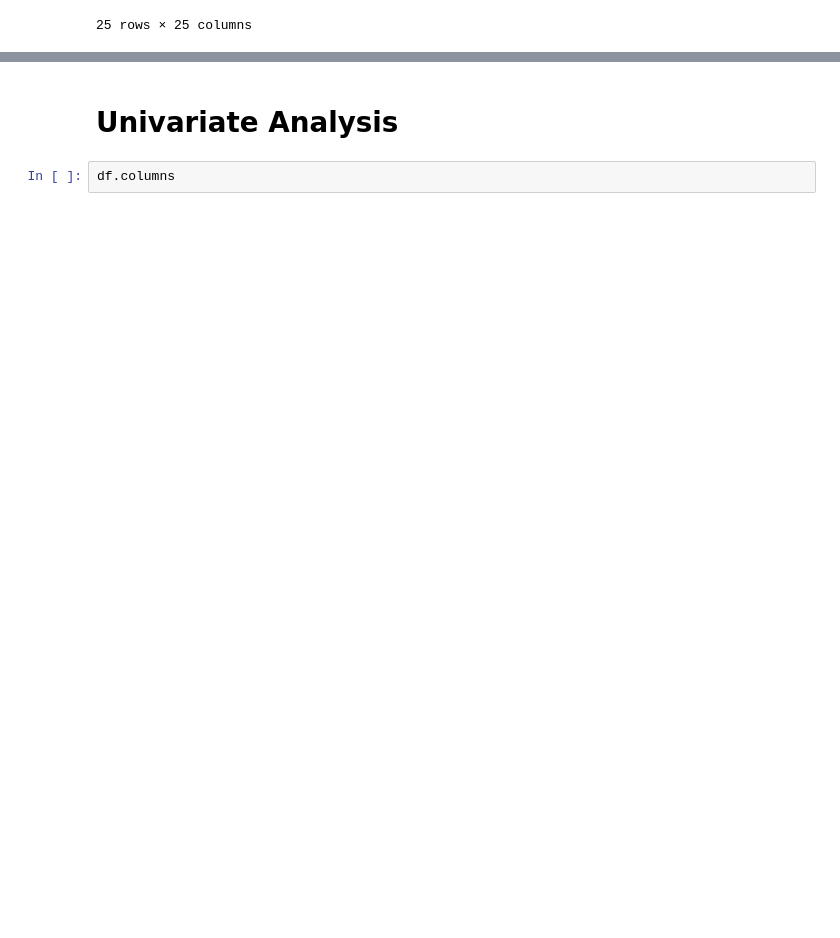
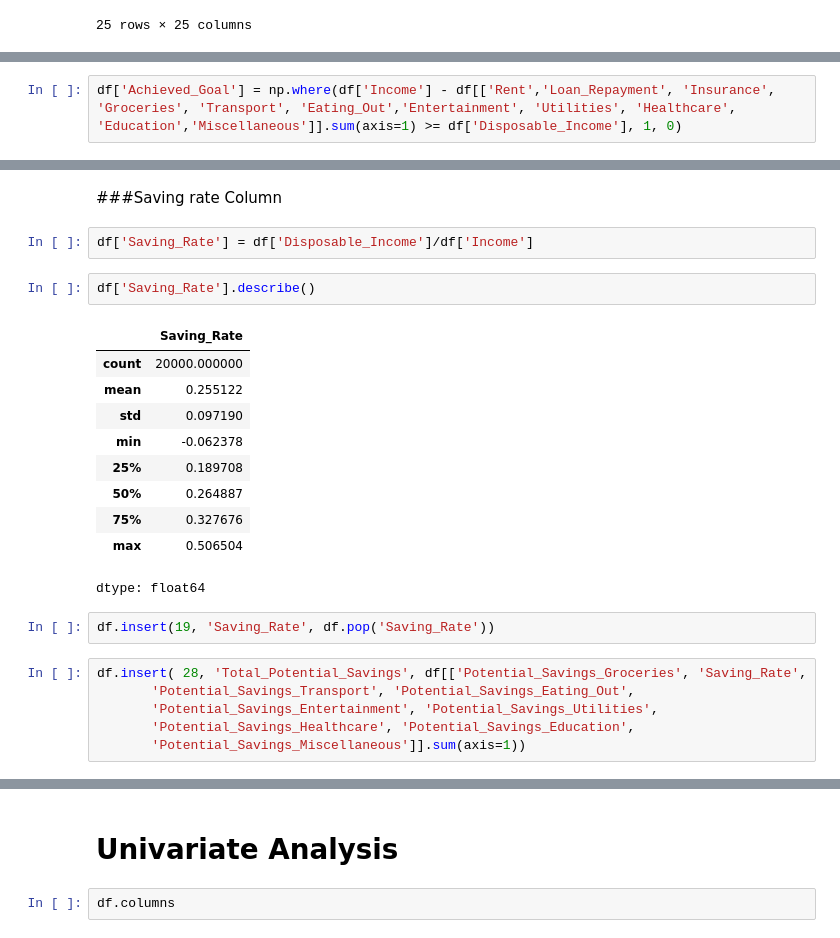
Before and after one commit to CaptainLevy/personal-finance-advisor, a Jupyter notebook: Personal-Finance-advisor.ipynb, the cells around one changed output, grey strips where cells are left out. Saved outputs shown, nothing was run; the diff lists cells and outputs as text; blank space fills up the shorter version.

```diff
--- a/Personal-Finance-advisor.ipynb
+++ b/Personal-Finance-advisor.ipynb
@@ -102,0 +105,2 @@ df.corr(numeric_only=True)
+# %%
+df['Achieved_Goal'] = np.where(df['Income'] - df[['Rent','Loan_Repayment', 'Insurance', 'Groceries', 'Transport', 'Eating_Out','Entertainment', 'Utilities', 'Healthcare', 'Education','Miscellaneous']].sum(axis=1) >= df['Disposable_Income'], 1, 0)
@@ -102,0 +115,25 @@ df.corr(numeric_only=True)
+# %% [markdown]
+###Saving rate Column
+# %%
+df['Saving_Rate'] = df['Disposable_Income']/df['Income']
+# %%
+df['Saving_Rate'].describe()
+# %% [output]
+|  | Saving_Rate |
+| count | 20000.000000 |
+| mean | 0.255122 |
+| std | 0.097190 |
+| min | -0.062378 |
+| 25% | 0.189708 |
+| 50% | 0.264887 |
+| 75% | 0.327676 |
+| max | 0.506504 |
+dtype: float64
+# %%
+df.insert(19, 'Saving_Rate', df.pop('Saving_Rate'))
+# %%
+df.insert( 28, 'Total_Potential_Savings', df[['Potential_Savings_Groceries', 'Saving_Rate',
+       'Potential_Savings_Transport', 'Potential_Savings_Eating_Out',
+       'Potential_Savings_Entertainment', 'Potential_Savings_Utilities',
+       'Potential_Savings_Healthcare', 'Potential_Savings_Education',
+       'Potential_Savings_Miscellaneous']].sum(axis=1))
```
Also changed, not shown: parts of 11 cells of this notebook.
